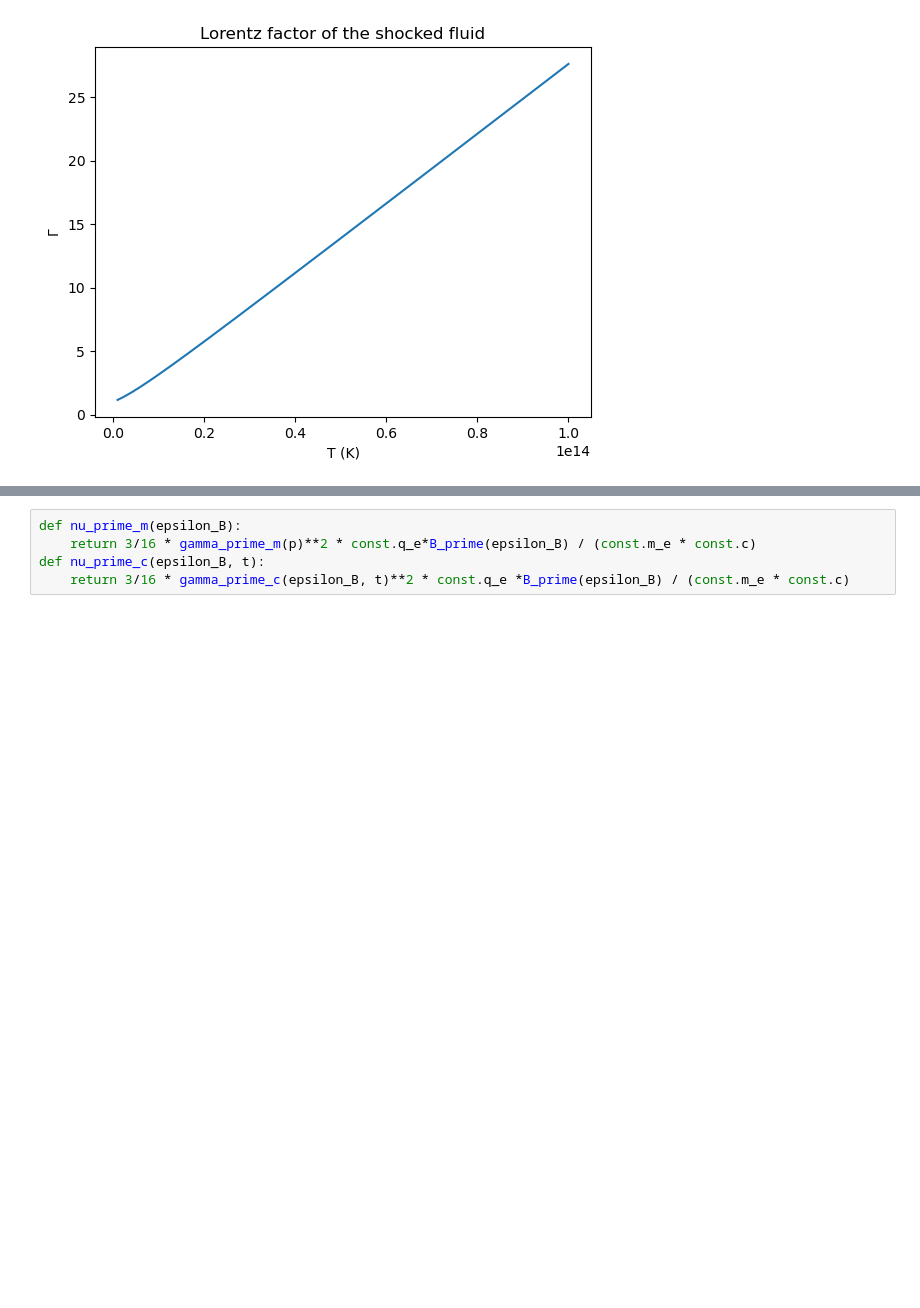
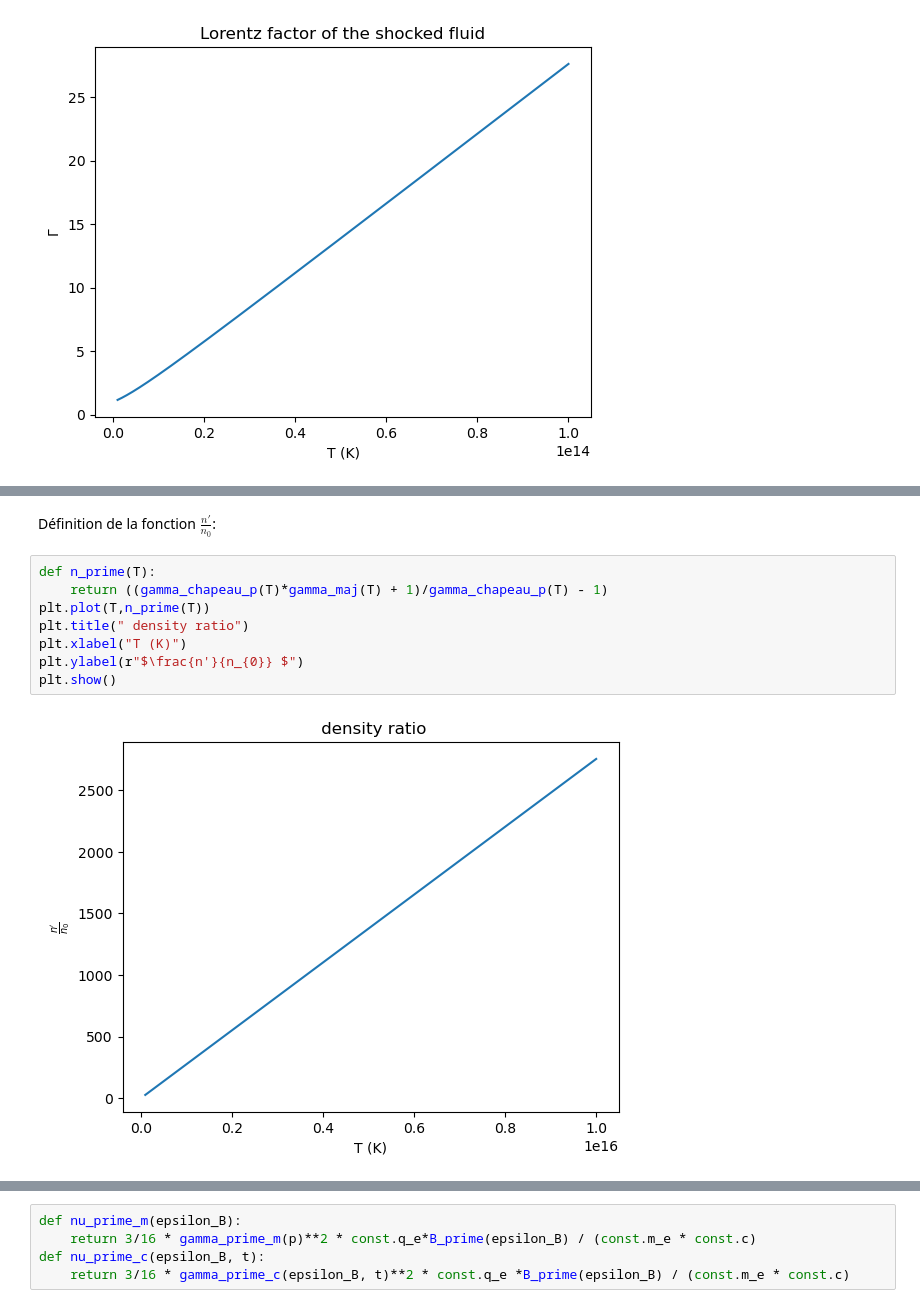
Before and after one commit to quentin-bouquet/Mod-le-Spectro-Temporel-d-mission-d-un-sursaut-gamma, a Jupyter notebook: MAIN.ipynb, the cells around one changed output, grey strips where cells are left out. Cells and saved outputs as stored; diff of their text form; blank space fills up the shorter version.

```diff
--- a/MAIN.ipynb
+++ b/MAIN.ipynb
@@ -200,0 +213,12 @@ plt.show()
+# %% [markdown]
+Définition de la fonction $\frac{n'}{n_{0}}$:
+# %%
+def n_prime(T):
+    return ((gamma_chapeau_p(T)*gamma_maj(T) + 1)/gamma_chapeau_p(T) - 1)
+plt.plot(T,n_prime(T))
+plt.title(" density ratio")
+plt.xlabel("T (K)")
+plt.ylabel(r"$\frac{n'}{n_{0}} $")
+plt.show()
+# %% [output]
+[figure, added]
```
Also changed, not shown: parts of 6 cells of this notebook, 1 other file.
